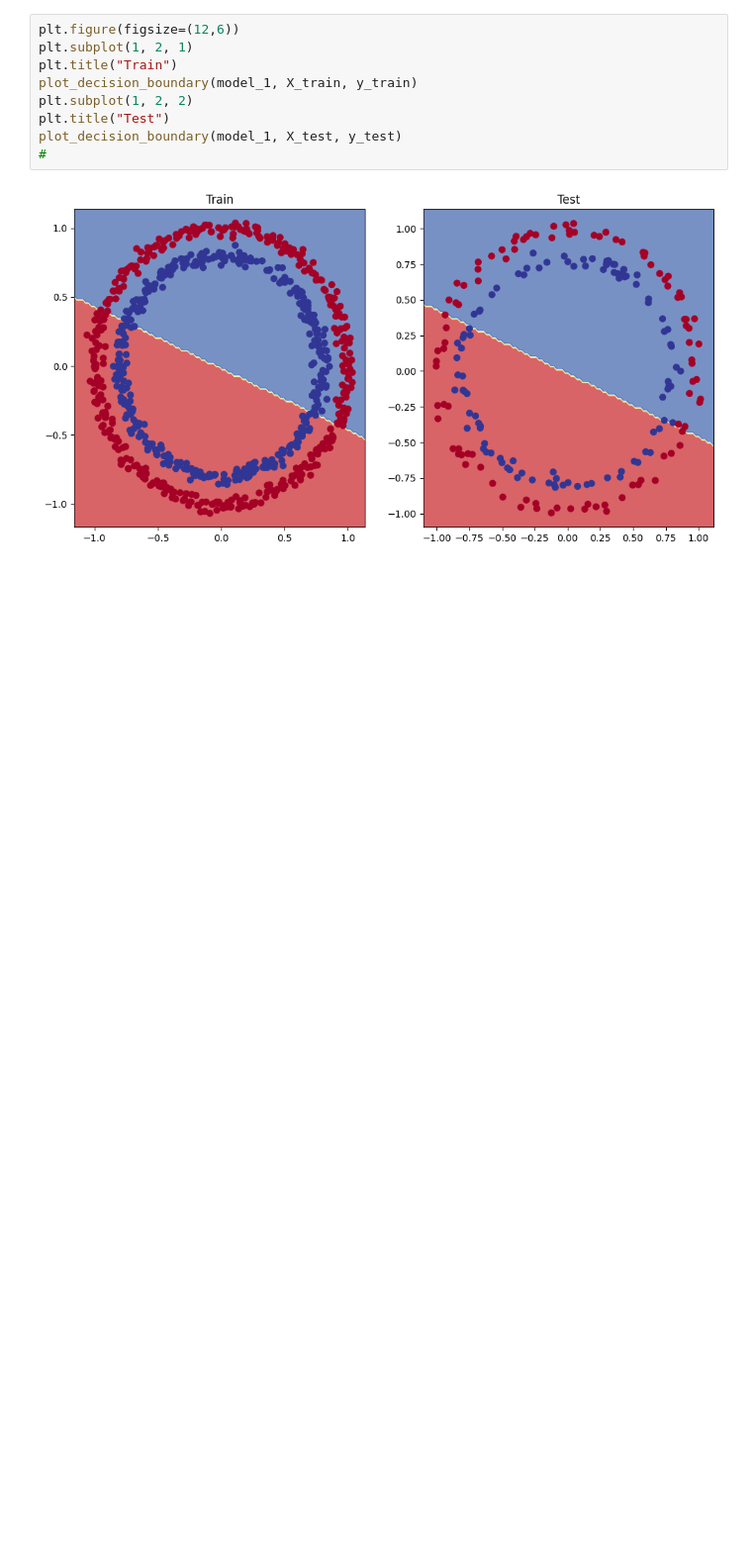
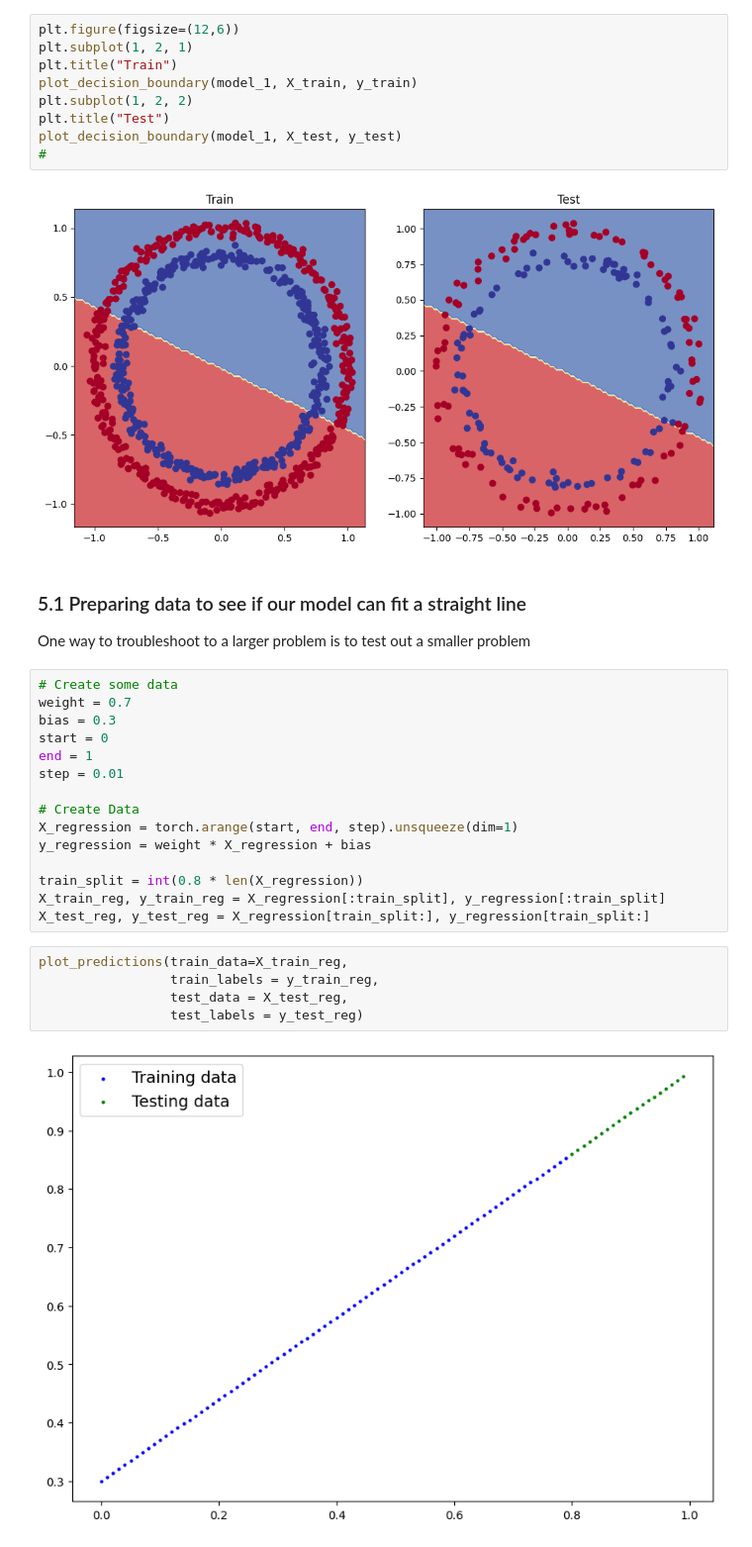
Before and after one commit to prashantiyaramareddy/MyPython-Stuff, a Jupyter notebook: Pytorch/pytorch_classification.ipynb, the cells around one changed output. Shown at 99% size. Saved outputs shown, nothing was run; the diff lists cells and outputs as text; blank space fills up the shorter version.

```diff
--- a/Pytorch/pytorch_classification.ipynb
+++ b/Pytorch/pytorch_classification.ipynb
@@ -648,3 +644,28 @@ plot_decision_boundary(model_1, X_test, y_test)
 #
 # %% [output]
 [figure]
+# %% [markdown]
+### 5.1 Preparing data to see if our model can fit a straight line
+One way to troubleshoot to a larger problem is to test out a smaller problem
+# %%
+# Create some data
+weight = 0.7
+bias = 0.3
+start = 0
+end = 1
+step = 0.01
+
+# Create Data
+X_regression = torch.arange(start, end, step).unsqueeze(dim=1)
+y_regression = weight * X_regression + bias
+
+train_split = int(0.8 * len(X_regression))
+X_train_reg, y_train_reg = X_regression[:train_split], y_regression[:train_split]
+X_test_reg, y_test_reg = X_regression[train_split:], y_regression[train_split:]
+# %%
+plot_predictions(train_data=X_train_reg,
+                 train_labels = y_train_reg,
+                 test_data = X_test_reg,
+                 test_labels = y_test_reg)
+# %% [output]
+[figure, added]
```
Also changed, not shown: parts of 17 cells of this notebook.
